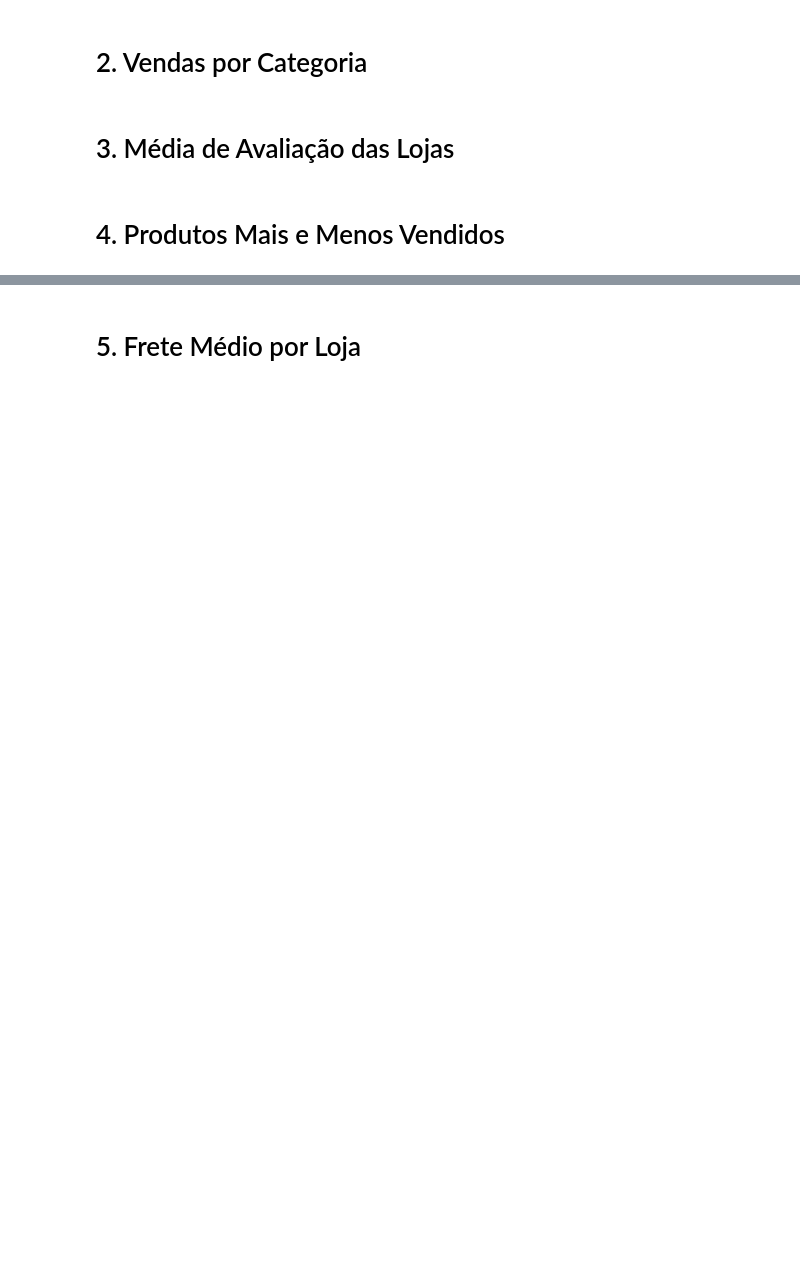
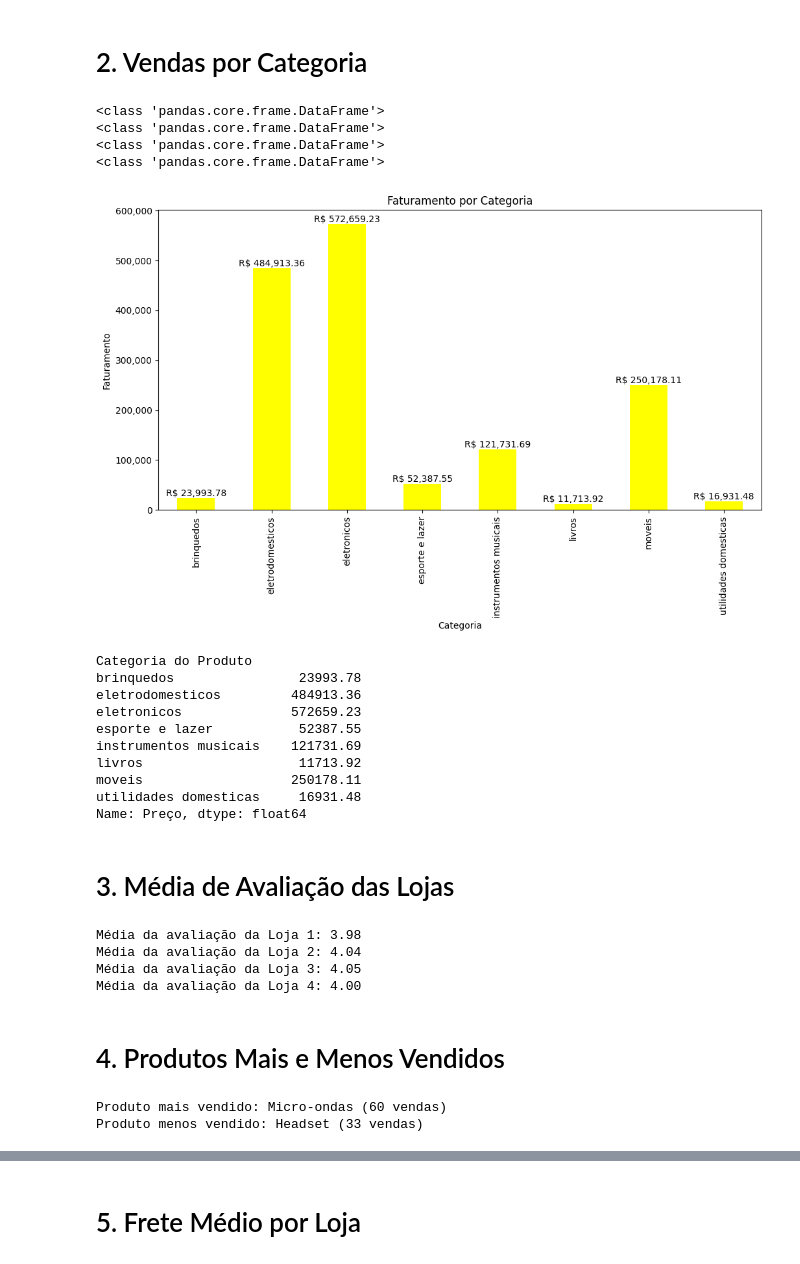
Before and after one commit to icaroandri/Desafio-do-amigo-secreto, a Jupyter notebook: AluraStoreBr.ipynb, the cells around one changed output, grey strips where cells are left out. Cells and saved outputs as stored; diff of their text form; code cells hidden in the pictures; blank space fills up the shorter version.

```diff
--- a/AluraStoreBr.ipynb
+++ b/AluraStoreBr.ipynb
@@ -28,6 +136,76 @@ loja.head()
 # %% [markdown]
 # 2. Vendas por Categoria
+# %%
+
+print(type(loja))
+print(type(loja2))
+print(type(loja3))
+print(type(loja4))
+
+
+import matplotlib.pyplot as plt
+import matplotlib.ticker as ticker
+
+# Agrupa por categoria e soma o preço
+vendas_categoria = loja.groupby('Categoria do Produto')['Preço'].sum()
+
+plt.figure(figsize=(12,6))
+vendas_categoria.plot(kind='bar' , color = "yellow")
+
+plt.xlabel('Categoria')
+plt.ylabel('Faturamento')
+plt.title('Faturamento por Categoria')
+
+plt.gca().yaxis.set_major_formatter(ticker.StrMethodFormatter('{x:,.0f}'))
+
+# Adiciona os valores em cima das barras
+for i, v in enumerate(vendas_categoria):
+    plt.text(i, v, f'R$ {v:,.2f}', ha='center', va='bottom')
+
+plt.show()
+print(vendas_categoria)
+# %% [output]
+<class 'pandas.core.frame.DataFrame'>
+<class 'pandas.core.frame.DataFrame'>
+<class 'pandas.core.frame.DataFrame'>
+<class 'pandas.core.frame.DataFrame'>
+[figure, added]
+Categoria do Produto
+brinquedos                23993.78
+eletrodomesticos         484913.36
+eletronicos              572659.23
+esporte e lazer           52387.55
+instrumentos musicais    121731.69
+livros                    11713.92
+moveis                   250178.11
+utilidades domesticas     16931.48
+Name: Preço, dtype: float64
 # %% [markdown]
 # 3. Média de Avaliação das Lojas
+# %%
+medias_avaliacao = {
+    'Loja 1': loja['Avaliação da compra'].mean(),
+    'Loja 2': loja2['Avaliação da compra'].mean(),
+    'Loja 3': loja3['Avaliação da compra'].mean(),
+    'Loja 4': loja4['Avaliação da compra'].mean()
+}
+
+for nome, media in medias_avaliacao.items():
+    print(f'Média da avaliação da {nome}: {media:.2f}')
+# %% [output]
+Média da avaliação da Loja 1: 3.98
+Média da avaliação da Loja 2: 4.04
+Média da avaliação da Loja 3: 4.05
+Média da avaliação da Loja 4: 4.00
 # %% [markdown]
 # 4. Produtos Mais e Menos Vendidos
+# %%
+produtos_mais_vendidos = loja['Produto'].value_counts()
+produto_mais = produtos_mais_vendidos.idxmax()
+produto_menos = produtos_mais_vendidos.idxmin()
+
+print(f'Produto mais vendido: {produto_mais} ({produtos_mais_vendidos.max()} vendas)')
+print(f'Produto menos vendido: {produto_menos} ({produtos_mais_vendidos.min()} vendas)')
+# %% [output]
+Produto mais vendido: Micro-ondas (60 vendas)
+Produto menos vendido: Headset (33 vendas)
```
Also changed, not shown: parts of 5 cells of this notebook.
